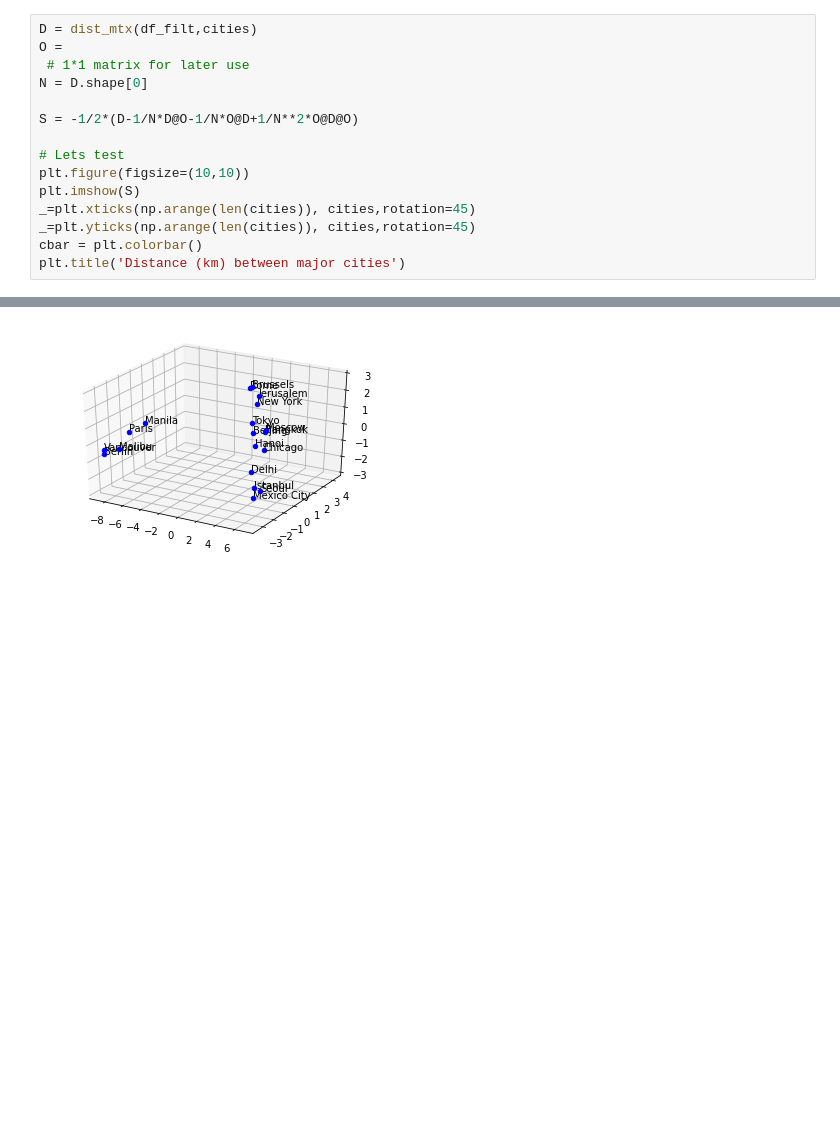
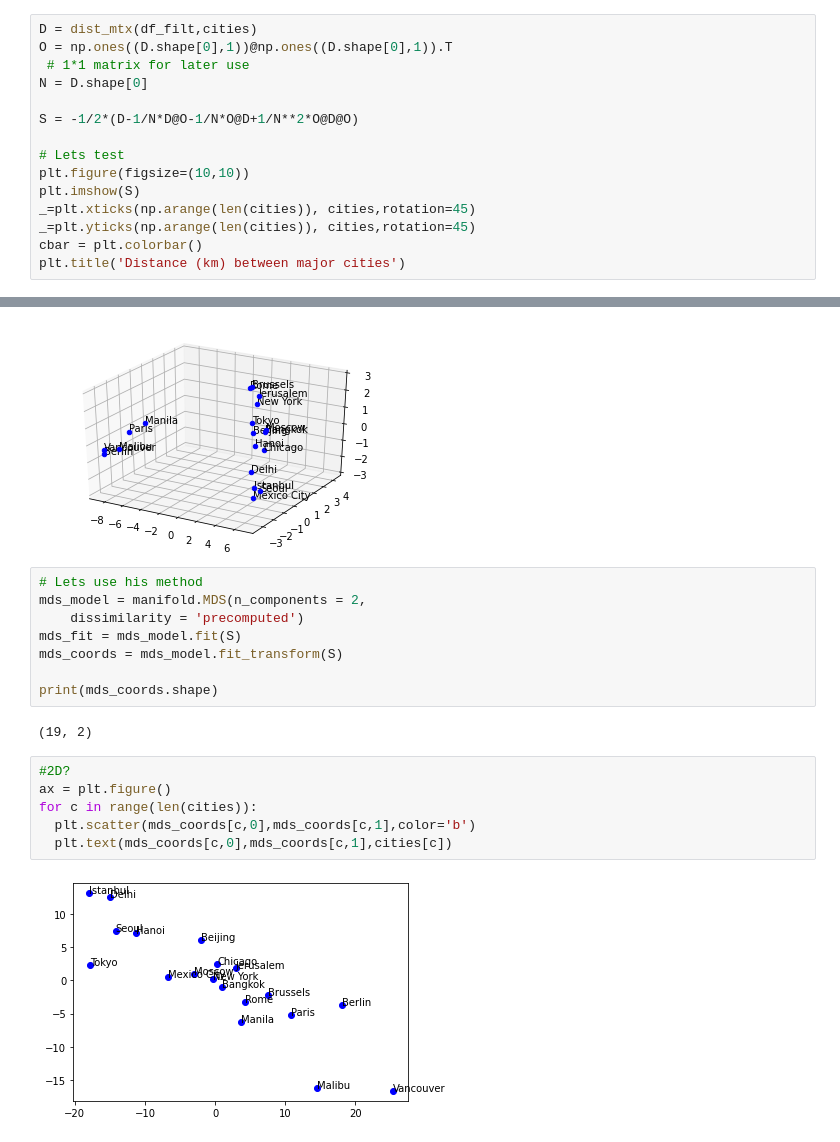
Before and after one commit to masa512/PCA, a Jupyter notebook: multidimensional_scaling.ipynb, the cells around one changed output, grey strips where cells are left out. Cells and saved outputs as stored; diff of their text form; blank space fills up the shorter version.

```diff
--- a/multidimensional_scaling.ipynb
+++ b/multidimensional_scaling.ipynb
@@ -65,7 +68,7 @@ We will use the following equation to extract the zero-mean version of distance
 $${S} = -\frac{1}{2}({D}-\frac{1}{N}D\cdot1_N\cdot1_N^{T}-\frac{1}{N}\cdot1_N\cdot1_N^{T}D+\frac{1}{N^2}1_N\cdot1_N^{T}\cdot D \cdot1_N\cdot1_N^{T})$$
 # %%
 D = dist_mtx(df_filt,cities)
-O =
+O = np.ones((D.shape[0],1))@np.ones((D.shape[0],1)).T
  # 1*1 matrix for later use
 N = D.shape[0]
 
@@ -115,3 +117,21 @@ for c in range(len(cities)):
   ax.text(X[0,c],X[1,c],X[2,c],cities[c])
 # %% [output]
 [figure]
+# %%
+# Lets use his method
+mds_model = manifold.MDS(n_components = 2,
+    dissimilarity = 'precomputed')
+mds_fit = mds_model.fit(S)
+mds_coords = mds_model.fit_transform(S)
+
+print(mds_coords.shape)
+# %% [output]
+(19, 2)
+# %%
+#2D?
+ax = plt.figure()
+for c in range(len(cities)):
+  plt.scatter(mds_coords[c,0],mds_coords[c,1],color='b')
+  plt.text(mds_coords[c,0],mds_coords[c,1],cities[c])
+# %% [output]
+[figure, added]
```
Also changed, not shown: parts of 3 cells of this notebook.
